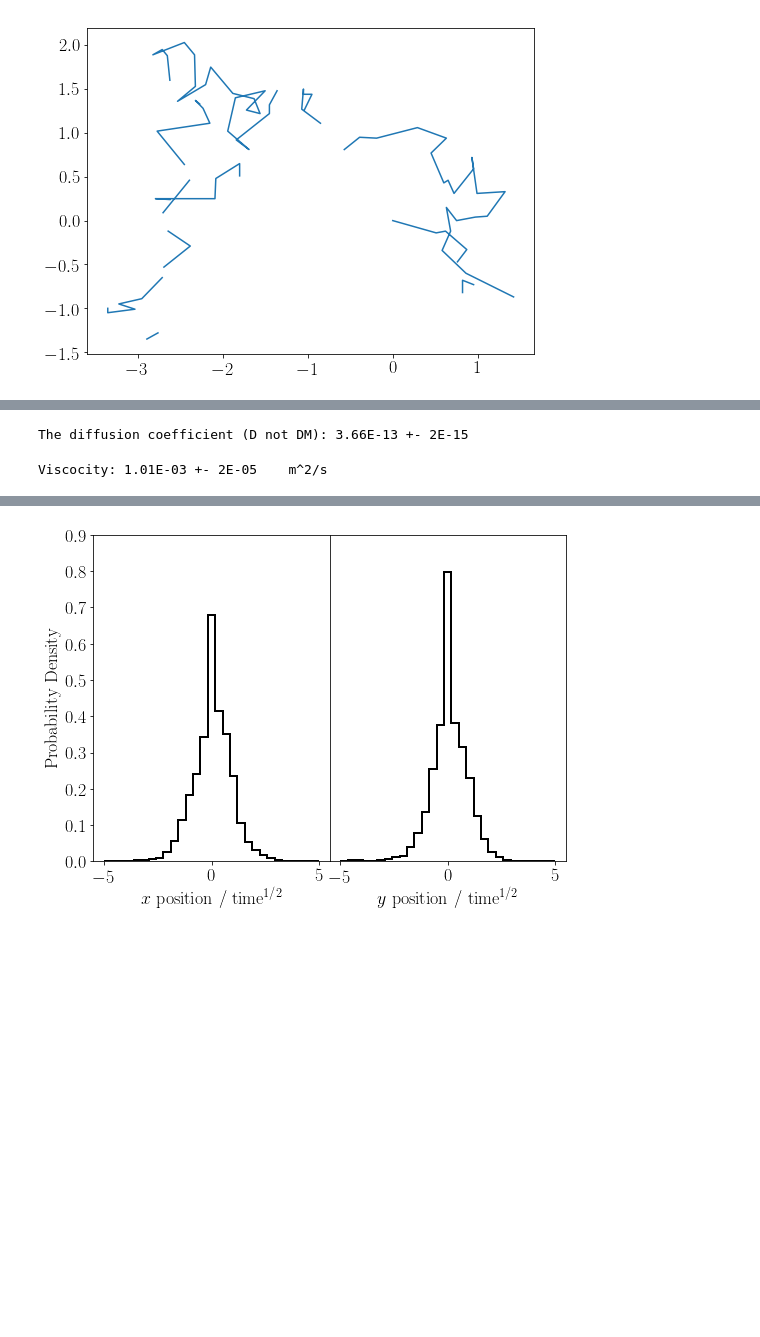
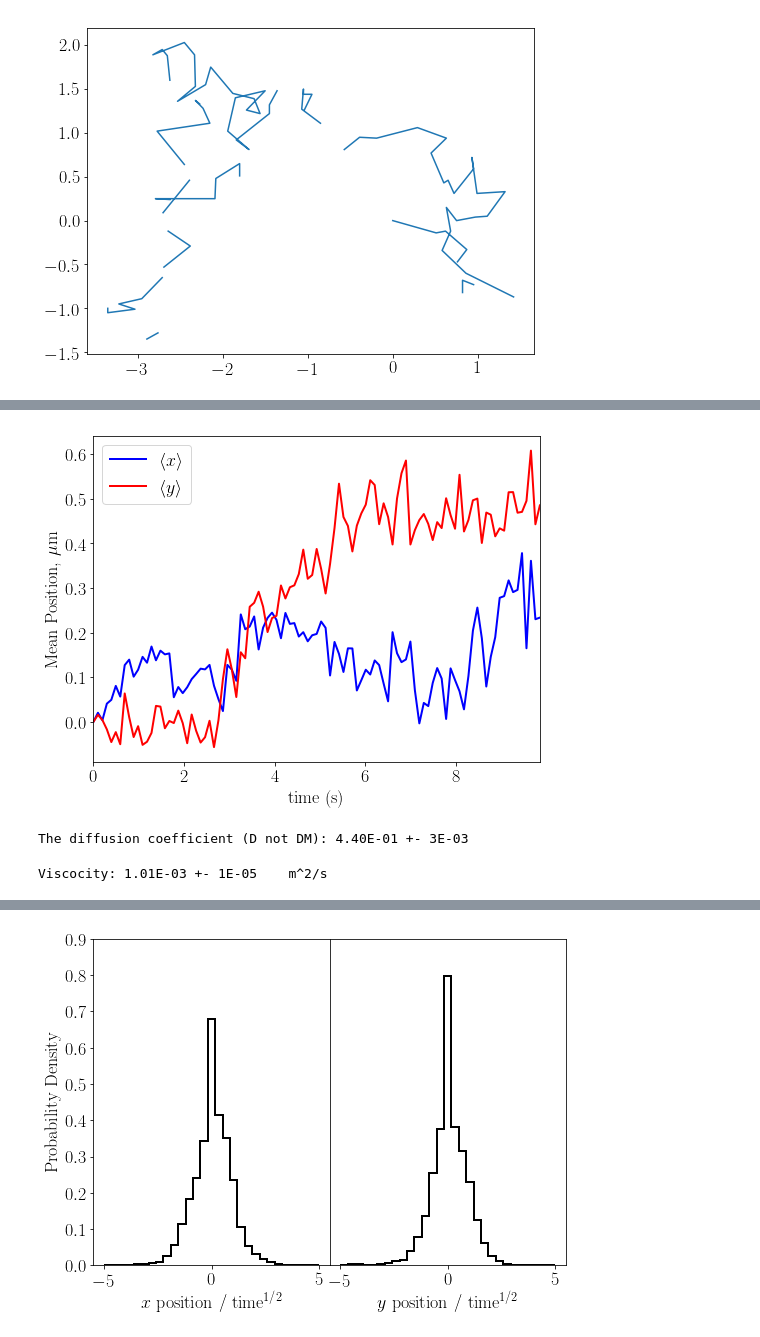
Before and after one commit to ethanpayne42/Brownian, a Jupyter notebook: Analysis Script.ipynb, the cells around one changed output, grey strips where cells are left out. Drawn from its saved outputs; the diff is of its cells as text; code cells hidden in the pictures; blank space fills up the shorter version.

```diff
--- a/Analysis Script.ipynb
+++ b/Analysis Script.ipynb
@@ -145,8 +186,22 @@ plt.tight_layout()
+# %%
+expect_x_array = np.nanmean(x_array,axis=0)
+expect_y_array = np.nanmean(y_array,axis=0)
+# %%
+plt.plot(time_array,expect_x_array,color='b',linewidth=2,label=r'$\langle x \rangle $')
+plt.xlim(time_array[0],time_array[-1])
+
+plt.plot(time_array,expect_y_array,color='r',linewidth=2,label=r'$\langle y\rangle $')
+plt.xlabel(r'time (s)')
+plt.ylabel(r'Mean Position, $\mu$m')
+plt.legend(loc='best')
+plt.savefig('positions.pdf')
+# %% [output]
+[figure, added]
 # %%
 t = 80*10**(-6)
 u_t = 5*10**(-6)
 a = 0.63*10**(-6)
-u_a = 0.015*10**(-6)
+u_a = 0.02*10**(-6)
 delta = slope*(10**(-6))**2
 u_delta = slope_uncer*(10**(-6))**2
 
@@ -159,9 +214,9 @@ delta_comp = u_delta*(1-(9*a)/(4*t))**(-1)/4
 
 u_D = (a_comp**2+t_comp**2+delta_comp**2)**(1/2)
 
-print('The diffusion coefficient (D not DM): %.2E +- %.0E'%(Decimal(D),Decimal(u_D)))
+print('The diffusion coefficient (D not DM): %.2E +- %.0E'%(Decimal(D*(10**6)**2),Decimal(u_D*(10**6)**2)))
 # %% [output]
-The diffusion coefficient (D not DM): 3.66E-13 +- 2E-15
+The diffusion coefficient (D not DM): 4.40E-01 +- 3E-03
 # %%
 T_array = np.array([10,15,20,25,30]) + 273.15
 eta_array = np.array([1308,1139,1003,891,798])*10**(-6)
@@ -172,10 +227,10 @@ u_T = 1
 eta_func = interp1d(T_array,eta_array)
 
 eta = float(eta_func(T))
-u_eta = eta - float(eta_func(T+u_T))
+u_eta = 15*10**(-6)#eta - float(eta_func(T+u_T))
 print('Viscocity: %0.2E +- %.0E    m^2/s' % (Decimal(eta),Decimal(u_eta)))
 # %% [output]
-Viscocity: 1.01E-03 +- 2E-05    m^2/s
+Viscocity: 1.01E-03 +- 1E-05    m^2/s
 # %%
 kb = 6*np.pi*eta*a/T*D
 
```
Also changed, not shown: parts of 22 cells of this notebook.
